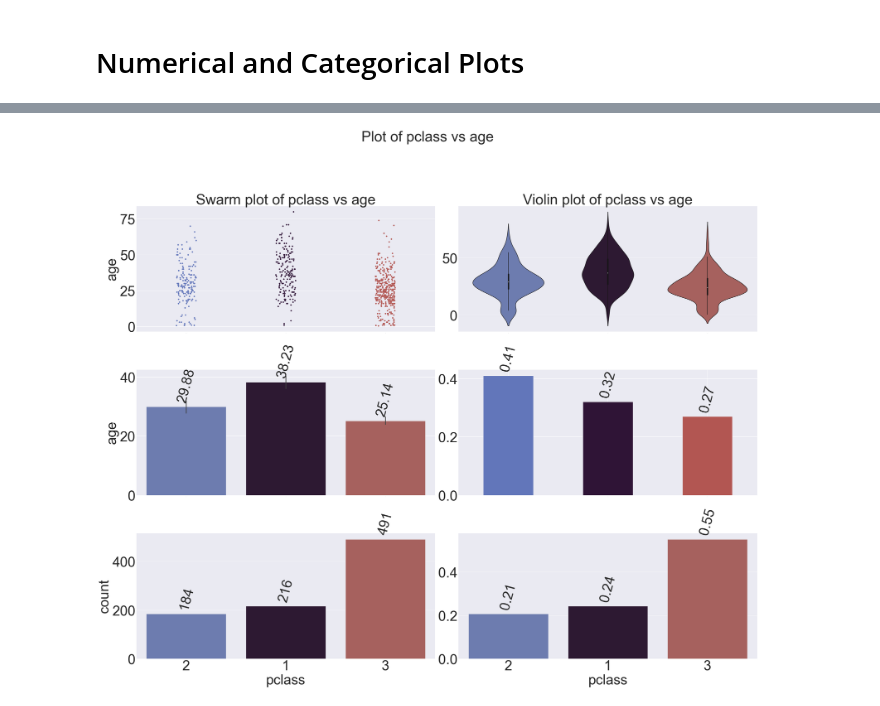
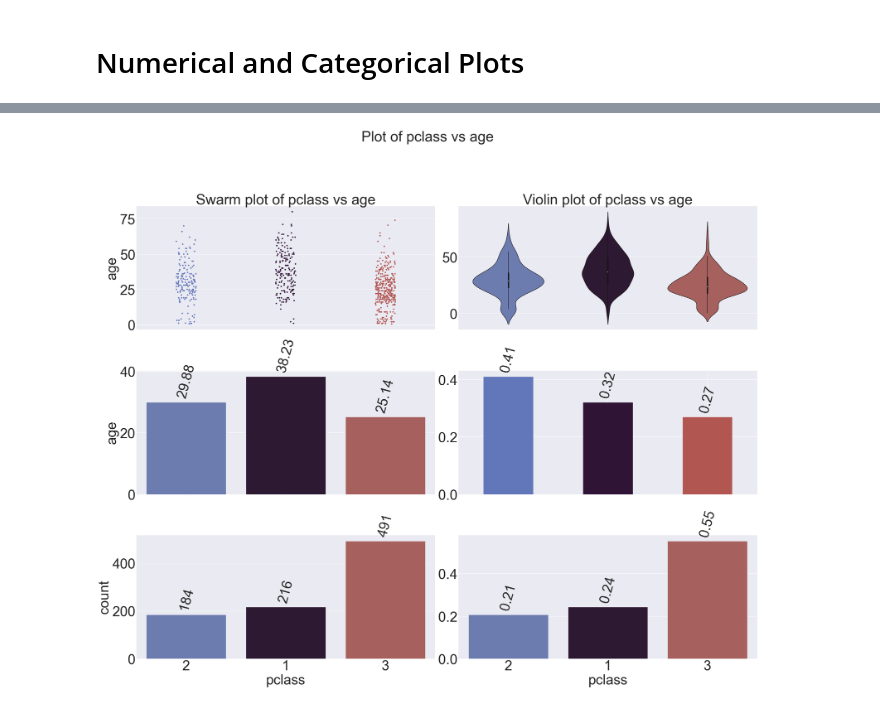
Before and after one commit to bhishanpdl/bp, a Jupyter notebook: examples/pandas_api_num_and_cat.ipynb, the cells around one changed output, grey strips where cells are left out. Saved outputs shown, nothing was run; the diff lists cells and outputs as text; code cells hidden in the pictures.

```diff
--- a/examples/pandas_api_num_and_cat.ipynb
+++ b/examples/pandas_api_num_and_cat.ipynb
@@ -51,5 +75,5 @@ df.bp.plot_num_cat('pclass','sex',save=True,show=True)
 # %%
-df.bp.plot_cat_num('pclass','age',save=True,show=True)
+df.bp.plot_cat_num('pclass','age',save=True,show=True,ms='fast')
 # %% [output]
-[figure, old version]
+[figure, new version]
 # %%
```
Also changed, not shown: parts of 6 cells of this notebook, 14 other files.
